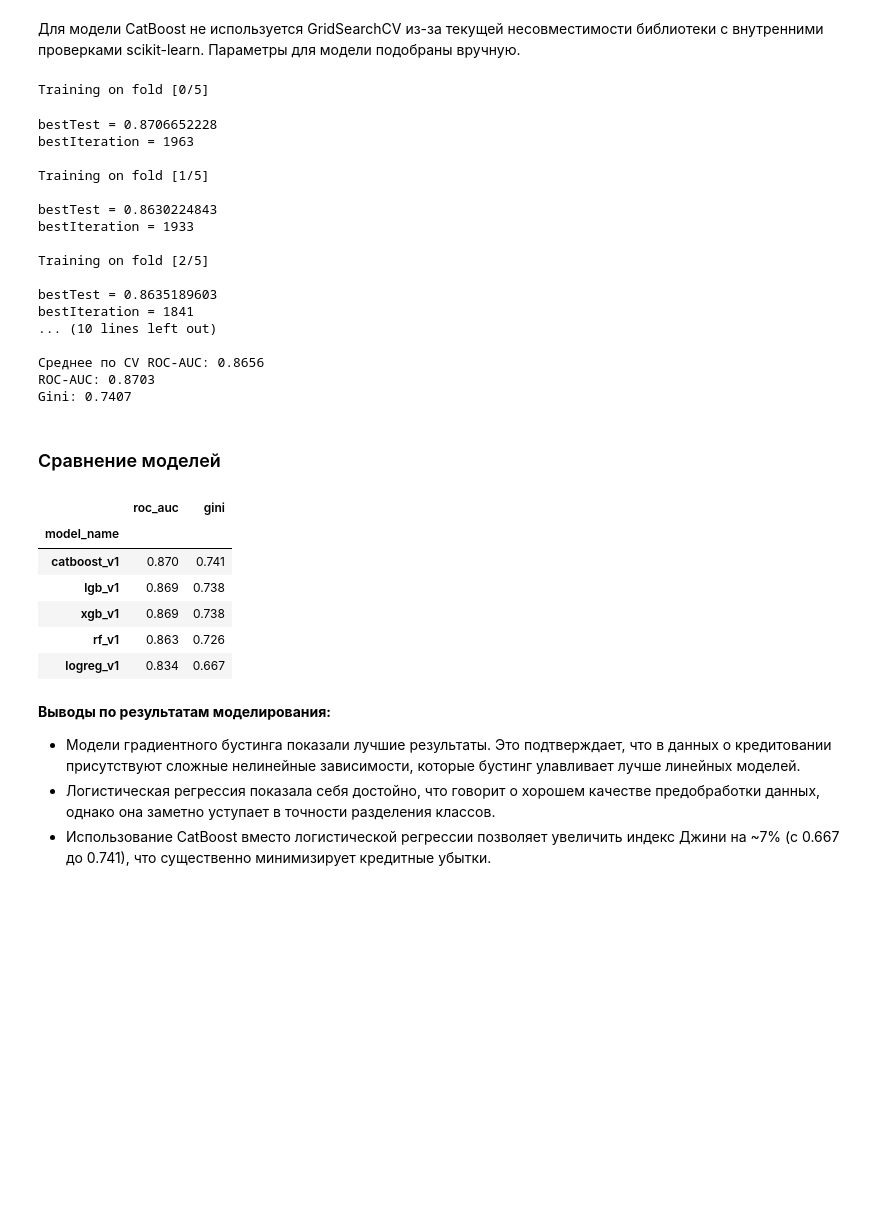
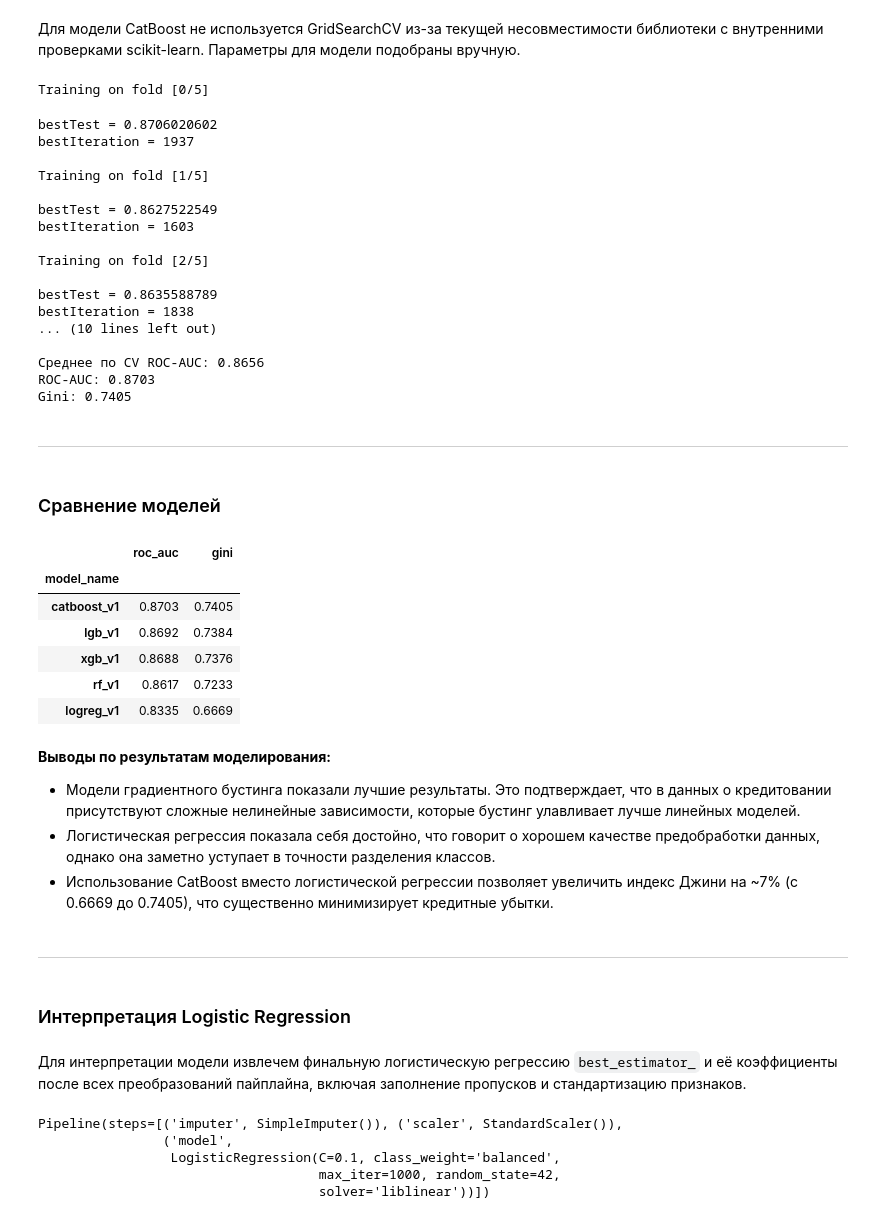
Before and after one commit to george-gh5/credit-scoring-ml, a Jupyter notebook: notebooks/02_modeling.ipynb, the cells around one changed output. Cells and saved outputs as stored; diff of their text form; code cells hidden in the pictures; blank space fills up the shorter version.

Commit message:
add logreg coefficients interpretation and odds ratios

```diff
--- a/notebooks/02_modeling.ipynb
+++ b/notebooks/02_modeling.ipynb
@@ -226,31 +230,31 @@ catboost = CatBoostClassifier(
 
 catboost.fit(X_train, y_train)
 
-y_pred = catboost.predict_proba(X_val)[:, 1]
+y_pred = catboost.predict_proba(X_test)[:, 1]
 
-results = evaluate_metrics(y_val, y_pred)
+results = evaluate_metrics(y_test, y_pred)
 
 print(f"ROC-AUC: {results['roc_auc']}")
 print(f"Gini: {results['gini']}")
 # %% [output]
 Training on fold [0/5]
-bestTest = 0.8706652228
-bestIteration = 1963
+bestTest = 0.8706020602
+bestIteration = 1937
 
 Training on fold [1/5]
 
-bestTest = 0.8630224843
-bestIteration = 1933
+bestTest = 0.8627522549
+bestIteration = 1603
 
 Training on fold [2/5]
 
-bestTest = 0.8635189603
-bestIteration = 1841
+bestTest = 0.8635588789
+bestIteration = 1838
 ... (10 lines left out)
 
 Среднее по CV ROC-AUC: 0.8656
 ROC-AUC: 0.8703
-Gini: 0.7407
+Gini: 0.7405
 # %%
 model_name = 'catboost_v1'
 model = catboost
@@ -262,21 +261,40 @@ params = {
 
 save_model_results(model_name, model, params, results)
+# %% [markdown]
+---
 # %% [markdown]
 ### Сравнение моделей
 # %%
+pd.set_option('display.precision', 4)
+
 final_table = display_results()
 display(final_table)
 # %% [output]
 |  | roc_auc | gini |
 | model_name |  |  |
-| catboost_v1 | 0.870 | 0.741 |
-| lgb_v1 | 0.869 | 0.738 |
-| xgb_v1 | 0.869 | 0.738 |
-| rf_v1 | 0.863 | 0.726 |
-| logreg_v1 | 0.834 | 0.667 |
+| catboost_v1 | 0.8703 | 0.7405 |
+| lgb_v1 | 0.8692 | 0.7384 |
+| xgb_v1 | 0.8688 | 0.7376 |
+| rf_v1 | 0.8617 | 0.7233 |
+| logreg_v1 | 0.8335 | 0.6669 |
 # %% [markdown]
 **Выводы по результатам моделирования:**
 
 - Модели градиентного бустинга показали лучшие результаты. Это подтверждает, что в данных о кредитовании присутствуют сложные нелинейные зависимости, которые бустинг улавливает лучше линейных моделей.
 - Логистическая регрессия показала себя достойно, что говорит о хорошем качестве предобработки данных, однако она заметно уступает в точности разделения классов.
-- Использование CatBoost вместо логистической регрессии позволяет увеличить индекс Джини на ~7% (с 0.667 до 0.741), что существенно минимизирует кредитные убытки.
+- Использование CatBoost вместо логистической регрессии позволяет увеличить индекс Джини на ~7% (с 0.6669 до 0.7405), что существенно минимизирует кредитные убытки.
+# %% [markdown]
+---
+# %% [markdown]
+### Интерпретация Logistic Regression
+# %% [markdown]
+Для интерпретации модели извлечем финальную логистическую регрессию `best_estimator_` и её коэффициенты после всех преобразований пайплайна, включая заполнение пропусков и стандартизацию признаков.
+# %%
+best_logreg = logreg.best_estimator_
+best_logreg
+# %% [output]
+Pipeline(steps=[('imputer', SimpleImputer()), ('scaler', StandardScaler()),
+                ('model',
+                 LogisticRegression(C=0.1, class_weight='balanced',
+                                    max_iter=1000, random_state=42,
+                                    solver='liblinear'))])
```
Also changed, not shown: parts of 20 cells of this notebook, 7 other files.
